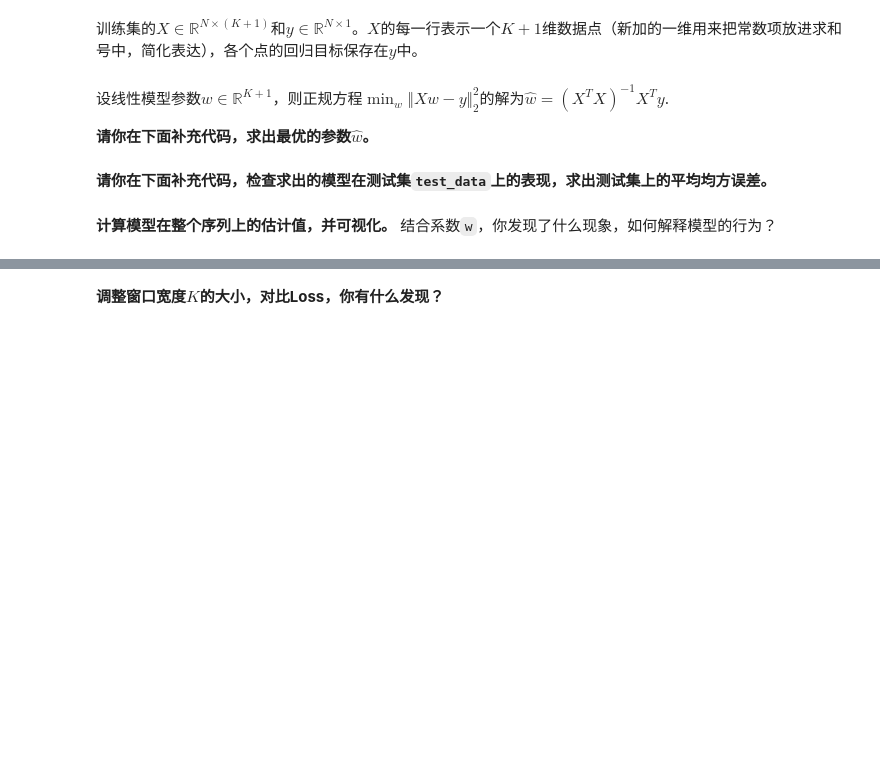
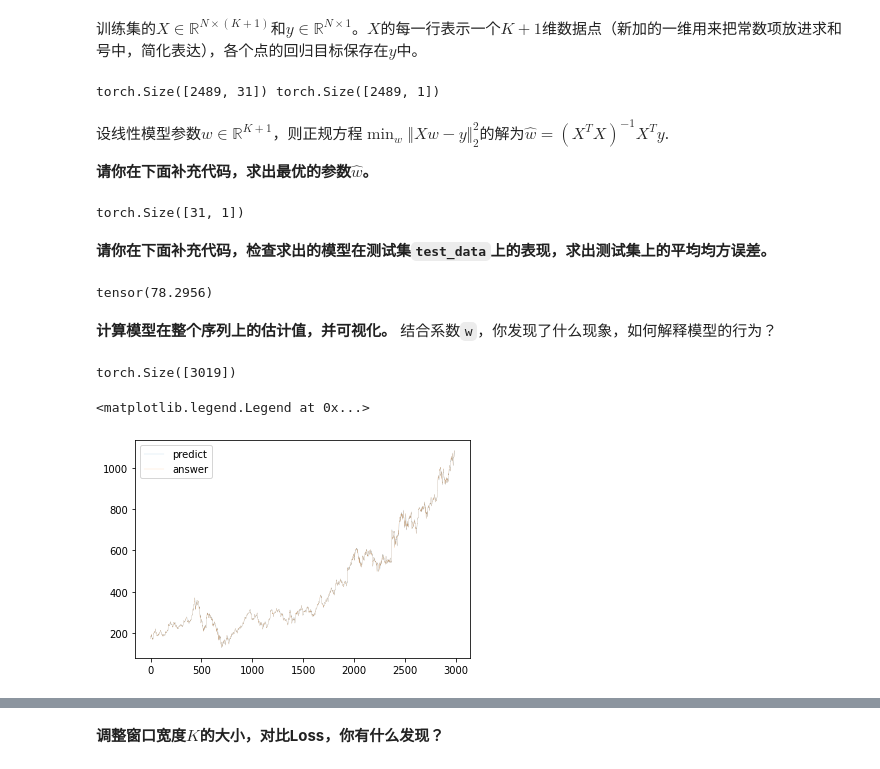
Before and after one commit to cppascalinux/pku_homework, a Jupyter notebook: week13/12.16作业-发布.ipynb, the cells around one changed output, grey strips where cells are left out. Cells and saved outputs as stored; diff of their text form; code cells hidden in the pictures; blank space fills up the shorter version.

```diff
--- a/week13/12.16作业-发布.ipynb
+++ b/week13/12.16作业-发布.ipynb
@@ -43,7 +45,7 @@ class StockDataset(torch.utils.data.Dataset):
         return len(self.data) - self.K
 
     def __getitem__(self, idx): # return the `idx` - th object (x, y) in the dataset
-        return ( self.data[idx : idx + K],
+        return ( torch.cat((self.data[idx : idx + K],torch.ones(1))),
                 self.data[idx + K].unsqueeze(0) )# insert a new axis
 # %% [markdown]
 ## 1. 线性自回归模型
@@ -60,8 +68,11 @@ for x, y in train_data:
 # %% [markdown]
 训练集的$X \in \mathbb{R}^{N \times (K+1)}$和$y \in \mathbb{R}^{N\times 1}$。$X$的每一行表示一个$K+1$维数据点（新加的一维用来把常数项放进求和号中，简化表达），各个点的回归目标保存在$y$中。
 # %%
-X = torch.cat((torch.stack([x for x, _ in train_data]), torch.ones(len(train_data), 1)), axis = 1)
+X = torch.stack([x for x, _ in train_data])
 y = torch.stack([y for _, y in train_data])
+print(X.shape,y.shape)
+# %% [output]
+torch.Size([2489, 31]) torch.Size([2489, 1])
 # %% [markdown]
 设线性模型参数$w\in \mathbb{R}^{K+1}$，则正规方程$\min_w \Vert Xw - y \Vert_2^2$的解为$\hat{w} = (X^TX)^{-1}X^Ty$.
 
@@ -71,2 +80,7 @@ W =
+# %%
+W = torch.inverse(X.T@X)@X.T@y
+print(W.shape)
+# %% [output]
+torch.Size([31, 1])
 # %% [markdown]
 **请你在下面补充代码，检查求出的模型在测试集`test_data`上的表现，求出测试集上的平均均方误差。**
@@ -78,2 +87,9 @@ print(loss)
+# %%
+X_test = torch.stack([x for x, _ in test_data])
+y_test = torch.stack([y for _, y in test_data])
+loss = (X_test@W-y_test).square().mean()
+print(loss)
+# %% [output]
+tensor(78.2956)
 # %% [markdown]
 **计算模型在整个序列上的估计值，并可视化。** 结合系数`w`，你发现了什么现象，如何解释模型的行为？
@@ -85,2 +96,15 @@ plt.plot(data)
+# %%
+print(data.shape)
+data_loader=StockDataset(data,K)
+X_all=torch.stack([x for x,_ in data_loader])
+y_hat = torch.cat((data[:K],(X_all@W).view(-1)))
+y_hat=(X_all@W).view(-1)
+plt.plot(y_hat,label='predict',lw=0.1)
+plt.plot(data[K:],label='answer',lw=0.1)
+plt.legend()
+# %% [output]
+torch.Size([3019])
+<matplotlib.legend.Legend at 0x...>
+[figure, added]
 # %%
 W
```
Also changed, not shown: parts of 17 cells of this notebook, 2 other files.
